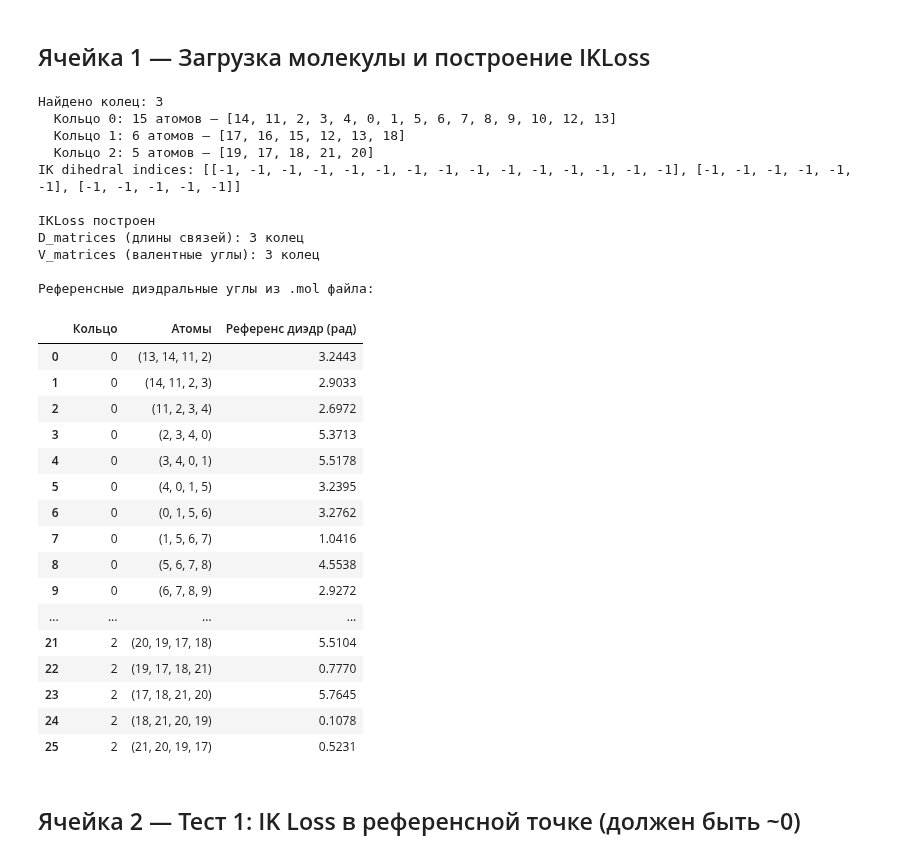
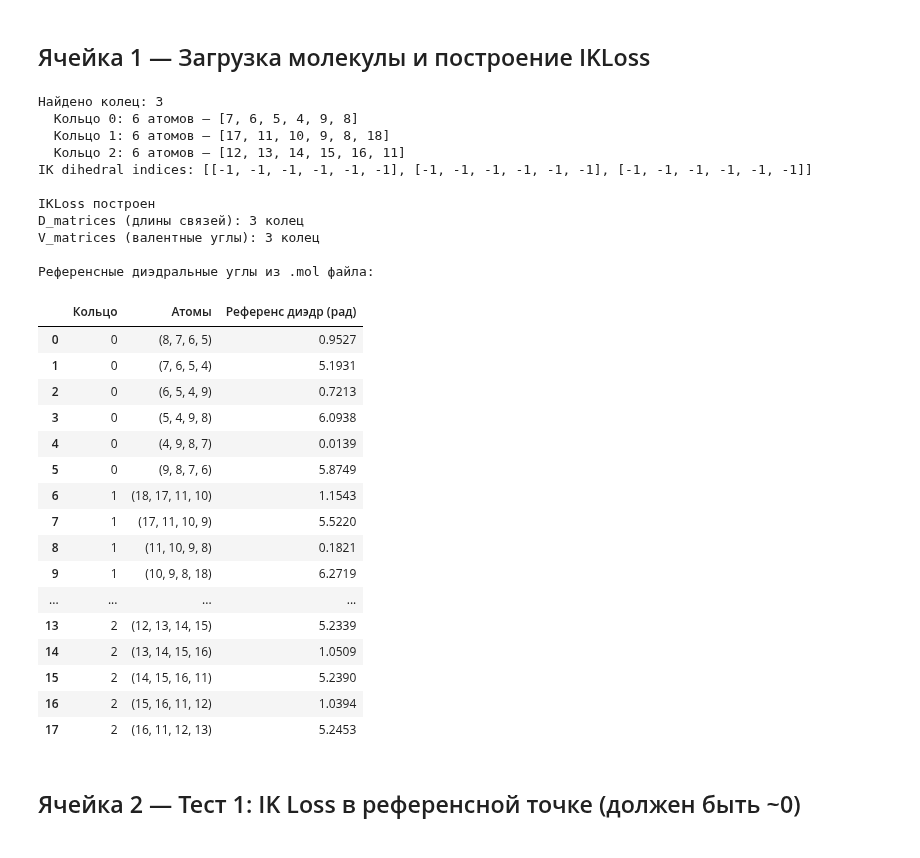
Before and after one commit to N1ck6/BOCSER, a Jupyter notebook: ik_loss_test.ipynb, the cells around one changed output. Cells and saved outputs as stored; diff of their text form; code cells hidden in the pictures.

```diff
--- a/ik_loss_test.ipynb
+++ b/ik_loss_test.ipynb
@@ -45,7 +45,7 @@ from calc import dihedral_angle
 
 # Минимальный конфиг чтобы calc.py не падал с RuntimeError
 cfg = ConfSearchConfig(
-    mol_file_name='tests/NonBR/NonBR.mol',
+    mol_file_name='tests/C16H26ClN3/C16H26ClN3.mol',
     orca_method='XTB2',
     acquisition_function='ik',
     ts=True,
@@ -60,7 +60,7 @@ TF версия: 2.16.2
 # %% [markdown]
 ## Ячейка 1 — Загрузка молекулы и построение IKLoss
 # %%
-MOL_PATH = 'tests/NonBR/NonBR.mol'  # <-- замени на свой путь если нужно
+MOL_PATH = 'tests/C16H26ClN3/C16H26ClN3.mol'  # <-- замени на свой путь если нужно
 
 mol_raw = Chem.MolFromMolFile(MOL_PATH, removeHs=False)
 mol = Chem.RemoveHs(mol_raw)
@@ -87,53 +87,53 @@ except Exception as e:
     raise
 
 # Построить IKLoss
 ik_loss = IKLoss.from_rdkit(mol, all_ring_traversals)
 print(f'\nIKLoss построен')
 print(f'D_matrices (длины связей): {len(ik_loss.D_matrices)} колец')
 print(f'V_matrices (валентные углы): {len(ik_loss.V_matrices)} колец')
 
 # Показать референсные диэдры (из .mol файла)
 ref_data = []
 for i, ring in enumerate(all_ring_traversals):
     ring_c = CyclicCollection(ring)
     for k in range(len(ring_c)):
         atoms = tuple(ring_c[k + s] for s in (-1, 0, 1, 2))
         positions = [mol_raw.GetConformer().GetAtomPosition(a) for a in atoms]
         angle = dihedral_angle(*positions)
         ref_data.append({'Кольцо': i, 'Атомы': str(atoms), 'Референс диэдр (рад)': round(angle, 4)})
 
 df_ref = pd.DataFrame(ref_data)
 print('\nРеференсные диэдральные углы из .mol файла:')
 display(df_ref)
 # %% [output]
 Найдено колец: 3
-  Кольцо 0: 15 атомов — [14, 11, 2, 3, 4, 0, 1, 5, 6, 7, 8, 9, 10, 12, 13]
-  Кольцо 1: 6 атомов — [17, 16, 15, 12, 13, 18]
-  Кольцо 2: 5 атомов — [19, 17, 18, 21, 20]
-IK dihedral indices: [[-1, -1, -1, -1, -1, -1, -1, -1, -1, -1, -1, -1, -1, -1, -1], [-1, -1, -1, -1, -1, -1], [-1, -1, -1, -1, -1]]
+  Кольцо 0: 6 атомов — [7, 6, 5, 4, 9, 8]
+  Кольцо 1: 6 атомов — [17, 11, 10, 9, 8, 18]
+  Кольцо 2: 6 атомов — [12, 13, 14, 15, 16, 11]
+IK dihedral indices: [[-1, -1, -1, -1, -1, -1], [-1, -1, -1, -1, -1, -1], [-1, -1, -1, -1, -1, -1]]
 
 IKLoss построен
 D_matrices (длины связей): 3 колец
 V_matrices (валентные углы): 3 колец
 
 Референсные диэдральные углы из .mol файла:
 |  | Кольцо | Атомы | Референс диэдр (рад) |
-| 0 | 0 | (13, 14, 11, 2) | 3.2443 |
-| 1 | 0 | (14, 11, 2, 3) | 2.9033 |
-| 2 | 0 | (11, 2, 3, 4) | 2.6972 |
-| 3 | 0 | (2, 3, 4, 0) | 5.3713 |
-| 4 | 0 | (3, 4, 0, 1) | 5.5178 |
-| 5 | 0 | (4, 0, 1, 5) | 3.2395 |
-| 6 | 0 | (0, 1, 5, 6) | 3.2762 |
-| 7 | 0 | (1, 5, 6, 7) | 1.0416 |
-| 8 | 0 | (5, 6, 7, 8) | 4.5538 |
-| 9 | 0 | (6, 7, 8, 9) | 2.9272 |
+| 0 | 0 | (8, 7, 6, 5) | 0.9527 |
+| 1 | 0 | (7, 6, 5, 4) | 5.1931 |
+| 2 | 0 | (6, 5, 4, 9) | 0.7213 |
+| 3 | 0 | (5, 4, 9, 8) | 6.0938 |
+| 4 | 0 | (4, 9, 8, 7) | 0.0139 |
+| 5 | 0 | (9, 8, 7, 6) | 5.8749 |
+| 6 | 1 | (18, 17, 11, 10) | 1.1543 |
+| 7 | 1 | (17, 11, 10, 9) | 5.5220 |
+| 8 | 1 | (11, 10, 9, 8) | 0.1821 |
+| 9 | 1 | (10, 9, 8, 18) | 6.2719 |
 | ... | ... | ... | ... |
-| 21 | 2 | (20, 19, 17, 18) | 5.5104 |
-| 22 | 2 | (19, 17, 18, 21) | 0.7770 |
-| 23 | 2 | (17, 18, 21, 20) | 5.7645 |
-| 24 | 2 | (18, 21, 20, 19) | 0.1078 |
-| 25 | 2 | (21, 20, 19, 17) | 0.5231 |
+| 13 | 2 | (12, 13, 14, 15) | 5.2339 |
+| 14 | 2 | (13, 14, 15, 16) | 1.0509 |
+| 15 | 2 | (14, 15, 16, 11) | 5.2390 |
+| 16 | 2 | (15, 16, 11, 12) | 1.0394 |
+| 17 | 2 | (16, 11, 12, 13) | 5.2453 |
 # %% [markdown]
 ## Ячейка 2 — Тест 1: IK Loss в референсной точке (должен быть ~0)
 # %%
```
Also changed, not shown: parts of 6 cells of this notebook.
